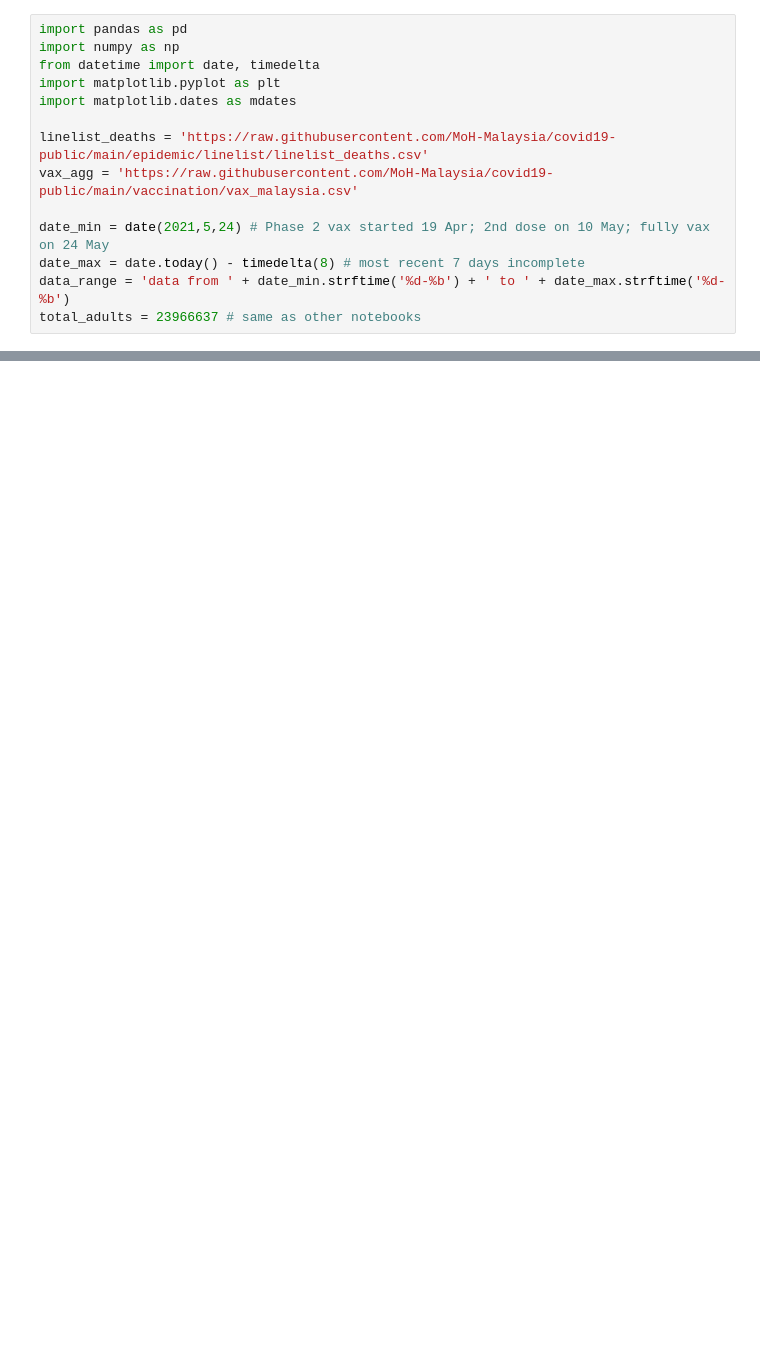
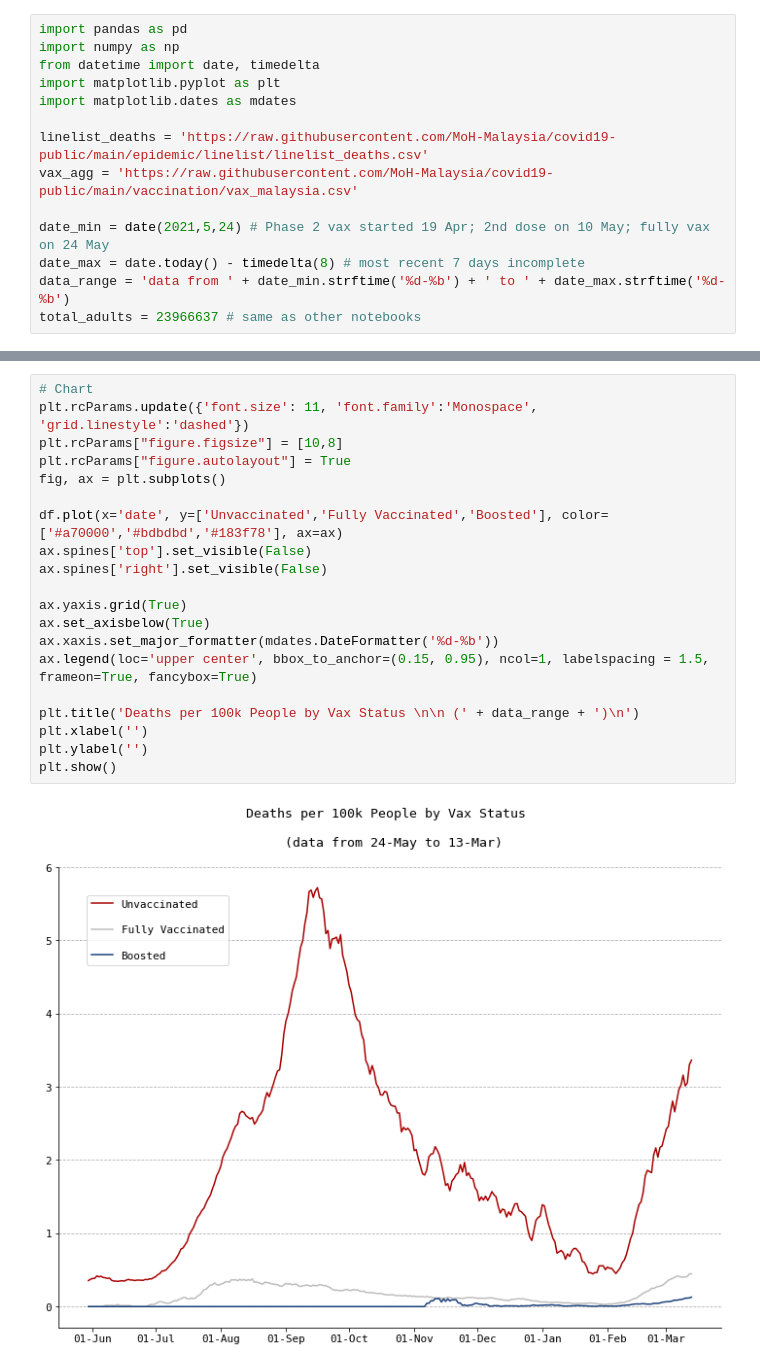
Before and after one commit to MoH-Malaysia/covid19-public, a Jupyter notebook: notebooks/deaths_capita_vaxstatus_ts.ipynb, the cells around one changed output, grey strips where cells are left out. Drawn from its saved outputs; the diff is of its cells as text; blank space fills up the shorter version.

```diff
--- a/notebooks/deaths_capita_vaxstatus_ts.ipynb
+++ b/notebooks/deaths_capita_vaxstatus_ts.ipynb
@@ -109,0 +128,22 @@ df = df.rolling(7).mean().reset_index()
+# %%
+# Chart
+plt.rcParams.update({'font.size': 11, 'font.family':'Monospace', 'grid.linestyle':'dashed'})
+plt.rcParams["figure.figsize"] = [10,8]
+plt.rcParams["figure.autolayout"] = True
+fig, ax = plt.subplots()
+
+df.plot(x='date', y=['Unvaccinated','Fully Vaccinated','Boosted'], color=['#a70000','#bdbdbd','#183f78'], ax=ax)
+ax.spines['top'].set_visible(False)
+ax.spines['right'].set_visible(False)
+
+ax.yaxis.grid(True)
+ax.set_axisbelow(True)
+ax.xaxis.set_major_formatter(mdates.DateFormatter('%d-%b'))
+ax.legend(loc='upper center', bbox_to_anchor=(0.15, 0.95), ncol=1, labelspacing = 1.5, frameon=True, fancybox=True)
+
+plt.title('Deaths per 100k People by Vax Status \n\n (' + data_range + ')\n')
+plt.xlabel('')
+plt.ylabel('')
+plt.show()
+# %% [output]
+[figure, added]
```
Also changed, not shown: parts of 3 cells of this notebook.
